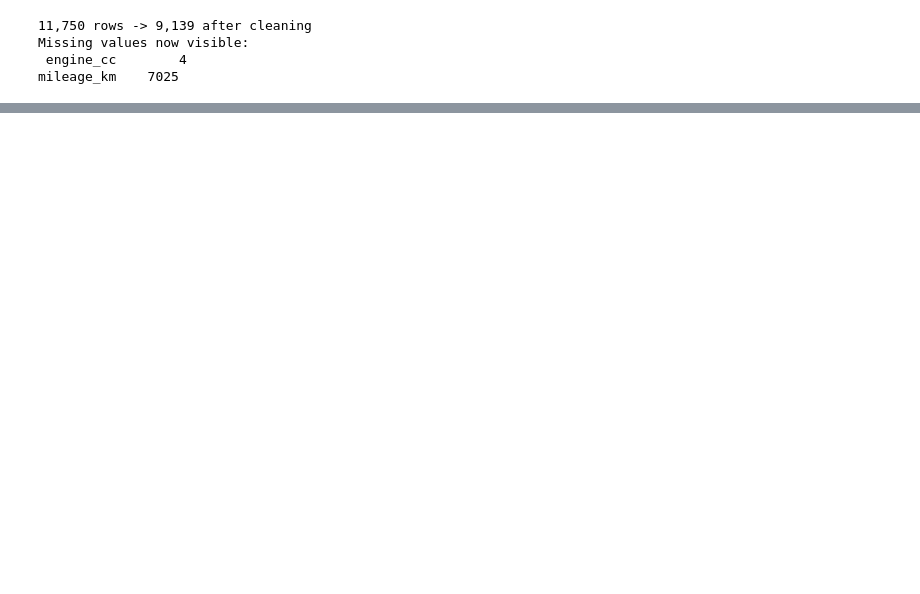
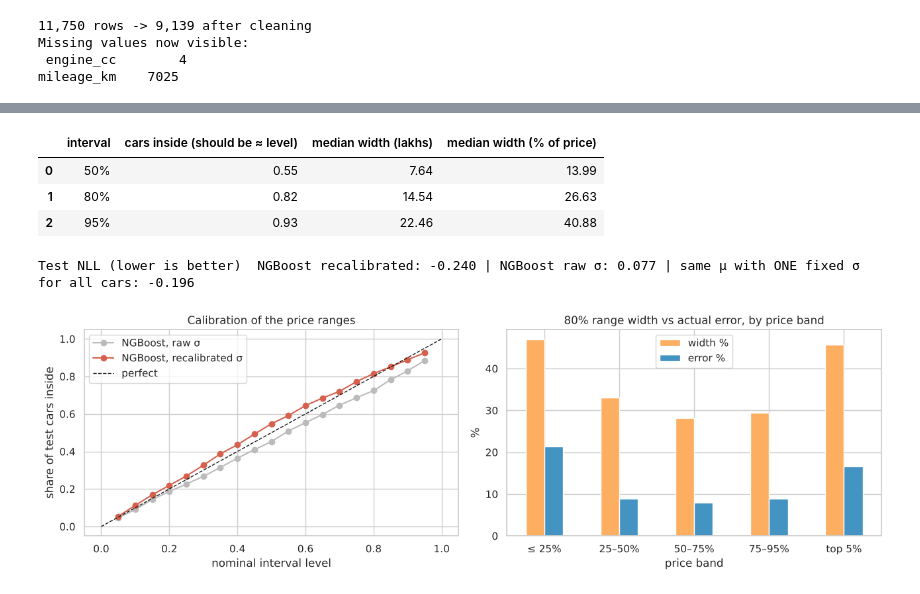
Before and after one commit to BimashaAmara/sl-car-price, a Jupyter notebook: car_price_report.ipynb, the cells around one changed output, grey strips where cells are left out. Saved outputs shown, nothing was run; the diff lists cells and outputs as text; code cells hidden in the pictures; blank space fills up the shorter version.

```diff
--- a/car_price_report.ipynb
+++ b/car_price_report.ipynb
@@ -526,0 +398,40 @@ streamlit run app.py
+# %%
+# ---- Probabilistic evaluation: is the predicted range honest? ----
+dist = ngb.pred_dist(A_test)
+mu, raw_sigma = dist.params["loc"], dist.params["scale"]
+sigma = raw_sigma * SIGMA_SCALE                       # recalibrated on validation folds, never on the test set
+logy = np.log1p(y_test)
+nll = -np.mean(norm.logpdf(logy, mu, sigma))
+rows = []
+for level in (0.5, 0.8, 0.95):
+    z = norm.ppf(0.5 + level / 2)
+    lo, hi = np.expm1(mu - z * sigma), np.expm1(mu + z * sigma)
+    rows.append({"interval": f"{int(level*100)}%", "cars inside (should be ≈ level)": np.mean((y_test >= lo) & (y_test <= hi)),
+                 "median width (lakhs)": np.median(hi - lo), "median width (% of price)": np.median((hi - lo) / np.expm1(mu)) * 100})
+display(pd.DataFrame(rows).style.format(precision=2))
+# Baseline for NLL: one fixed σ for every car (what a point model + a constant error band implies)
+const_sigma = np.std(logy - mu)
+print(f"Test NLL (lower is better)  NGBoost recalibrated: {nll:.3f} | NGBoost raw σ: "
+      f"{-np.mean(norm.logpdf(logy, mu, raw_sigma)):.3f} | same μ with ONE fixed σ for all cars: "
+      f"{-np.mean(norm.logpdf(logy, mu, const_sigma)):.3f}")
+
+fig, ax = plt.subplots(1, 2, figsize=(13, 4.2))
+levels = np.linspace(0.05, 0.95, 19)
+obs = [np.mean(np.abs(logy - mu) <= norm.ppf(0.5 + l / 2) * sigma) for l in levels]
+obs_raw = [np.mean(np.abs(logy - mu) <= norm.ppf(0.5 + l / 2) * raw_sigma) for l in levels]
+ax[0].plot(levels, obs_raw, "o-", c="#bbbbbb", label="NGBoost, raw σ")
+ax[0].plot(levels, obs, "o-", c="#d6604d", label="NGBoost, recalibrated σ"); ax[0].plot([0, 1], [0, 1], "k--", lw=1, label="perfect")
+ax[0].set(xlabel="nominal interval level", ylabel="share of test cars inside", title="Calibration of the price ranges"); ax[0].legend()
+band = pd.qcut(y_test, [0, .25, .5, .75, .95, 1], labels=["≤ 25%", "25–50%", "50–75%", "75–95%", "top 5%"])
+w = pd.DataFrame({"band": band, "width %": 100 * (np.exp(2 * z80 * sigma) - 1) / np.exp(z80 * sigma),
+                  "error %": 100 * np.abs(np.expm1(mu) - y_test) / y_test}).groupby("band", observed=True).mean()
+w.plot.bar(ax=ax[1], color=["#fdae61", "#4393c3"]); ax[1].tick_params(axis="x", rotation=0)
+ax[1].set(xlabel="price band", ylabel="%", title="80% range width vs actual error, by price band")
+plt.tight_layout(); plt.show()
+# %% [output]
+|  | interval | cars inside (should be ≈ level) | median width (lakhs) | median width (% of price) |
+| 0 | 50% | 0.55 | 7.64 | 13.99 |
+| 1 | 80% | 0.82 | 14.54 | 26.63 |
+| 2 | 95% | 0.93 | 22.46 | 40.88 |
+Test NLL (lower is better)  NGBoost recalibrated: -0.240 | NGBoost raw σ: 0.077 | same μ with ONE fixed σ for all cars: -0.196
+[figure, added]
```
Also changed, not shown: parts of 59 cells of this notebook, 11 other files.
